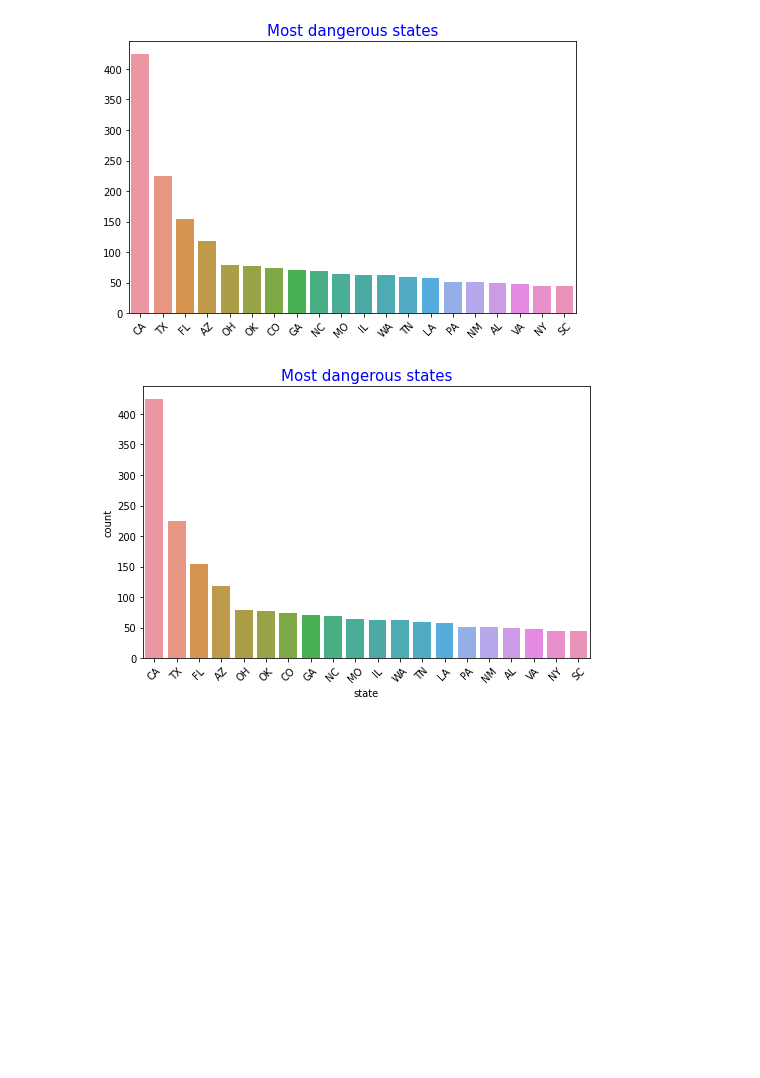
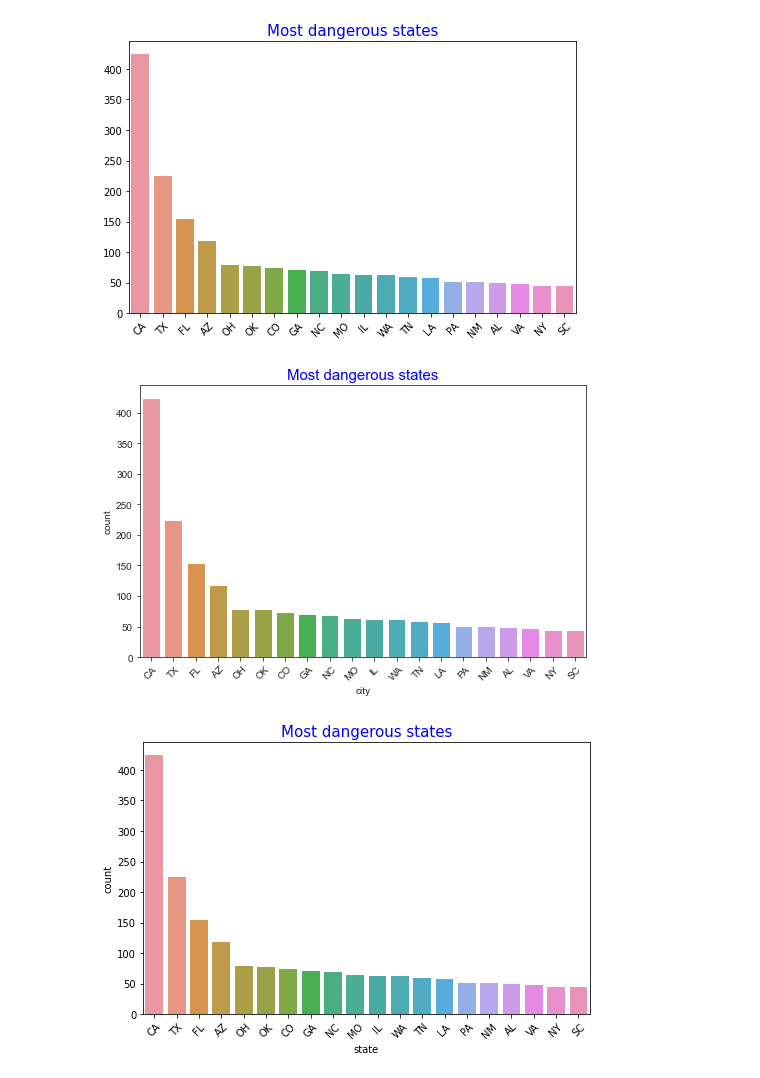
Before and after one commit to Bir01/02_DATA_SCIENCE_DATA_ANALYTICS_MODULE, a Jupyter notebook: 4-Assignment/Assignment-2 student.Birgül2.ipynb, the cells around one changed output. Drawn from its saved outputs; the diff is of its cells as text; code cells hidden in the pictures; blank space fills up the shorter version.

```diff
--- a/4-Assignment/Assignment-2 student.Birgül2.ipynb
+++ b/4-Assignment/Assignment-2 student.Birgül2.ipynb
@@ -208,6 +208,16 @@ ax.
 ax.
 # %% [output]
 [figure]
+# %%
+# with seaborn countplot
+plt.figure(figsize=(8,5))
+sns.barplot(x=state_freq.index ,y=state_freq.values)
+plt.xticks(rotation=45)
+plt.title("Most dangerous states", color="blue", fontsize=15)
+plt.xlabel("city")
+plt.ylabel("count");
+# %% [output]
+[figure, added]
 # %%
 # with seaborn countplot
 fig, ax =plt.subplots(figsize=(8,5))
```
Also changed, not shown: parts of 15 cells of this notebook.
